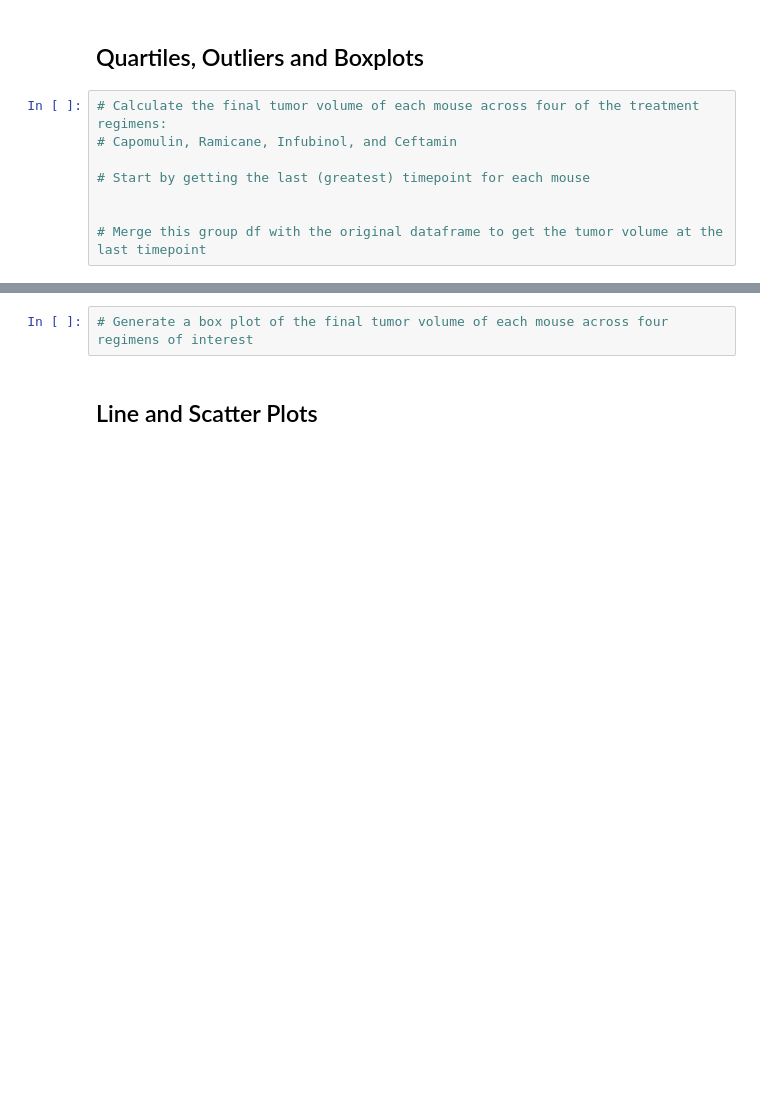
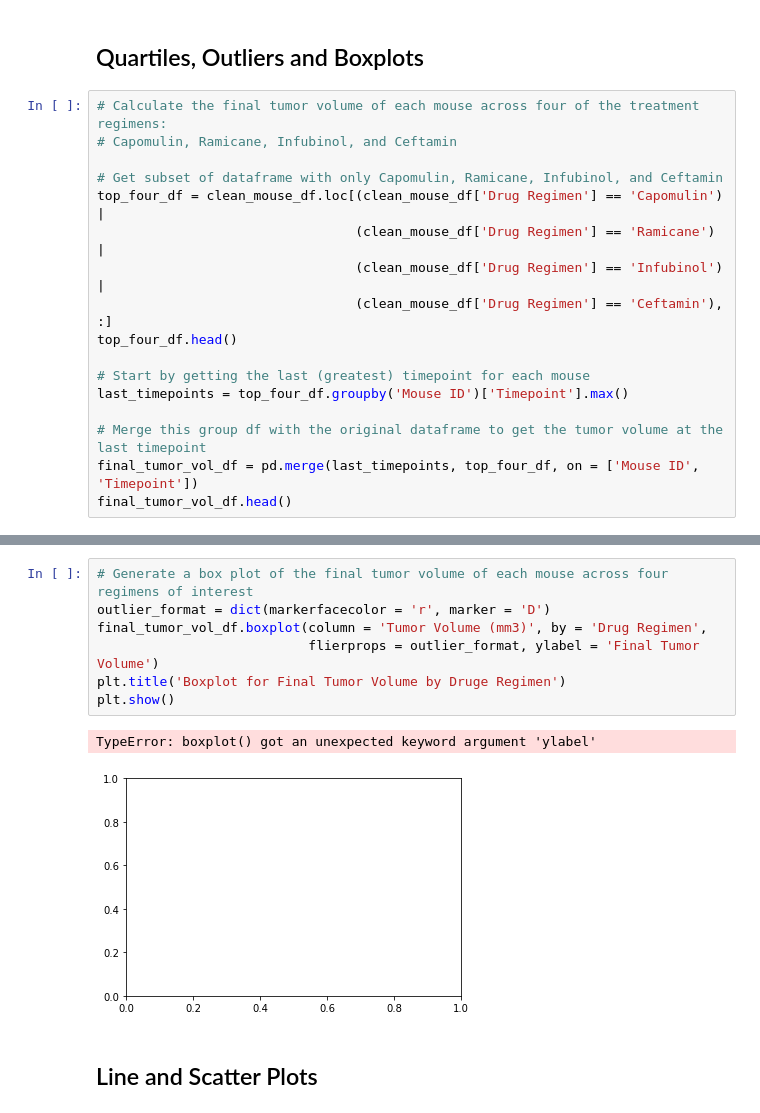
Before and after one commit to sunwoo-kim20/matplotlib-challenge, a Jupyter notebook: Pymaceuticals/pymaceuticals_starter.ipynb, the cells around one changed output, grey strips where cells are left out. Drawn from its saved outputs; the diff is of its cells as text; blank space fills up the shorter version.

Commit message:
created new data frame with 4 regimens of interest

```diff
--- a/Pymaceuticals/pymaceuticals_starter.ipynb
+++ b/Pymaceuticals/pymaceuticals_starter.ipynb
@@ -189,7 +189,16 @@ plt.show()
 # Calculate the final tumor volume of each mouse across four of the treatment regimens:
 # Capomulin, Ramicane, Infubinol, and Ceftamin
 
+# Get subset of dataframe with only Capomulin, Ramicane, Infubinol, and Ceftamin
+top_four_df = clean_mouse_df.loc[(clean_mouse_df['Drug Regimen'] == 'Capomulin') |
+                                 (clean_mouse_df['Drug Regimen'] == 'Ramicane') |
+                                 (clean_mouse_df['Drug Regimen'] == 'Infubinol') |
+                                 (clean_mouse_df['Drug Regimen'] == 'Ceftamin'), :]
+top_four_df.head()
+
 # Start by getting the last (greatest) timepoint for each mouse
-
+last_timepoints = top_four_df.groupby('Mouse ID')['Timepoint'].max()
 
 # Merge this group df with the original dataframe to get the tumor volume at the last timepoint
+final_tumor_vol_df = pd.merge(last_timepoints, top_four_df, on = ['Mouse ID', 'Timepoint'])
+final_tumor_vol_df.head()
@@ -213,5 +232,13 @@ plt.show()
 # %%
 # Generate a box plot of the final tumor volume of each mouse across four regimens of interest
+outlier_format = dict(markerfacecolor = 'r', marker = 'D')
+final_tumor_vol_df.boxplot(column = 'Tumor Volume (mm3)', by = 'Drug Regimen',
+                           flierprops = outlier_format, ylabel = 'Final Tumor Volume')
+plt.title('Boxplot for Final Tumor Volume by Druge Regimen')
+plt.show()
+# %% [output]
+TypeError: boxplot() got an unexpected keyword argument 'ylabel'
+[figure, added]
 # %% [markdown]
 ## Line and Scatter Plots
 # %%
```
Also changed, not shown: parts of 2 cells of this notebook.
